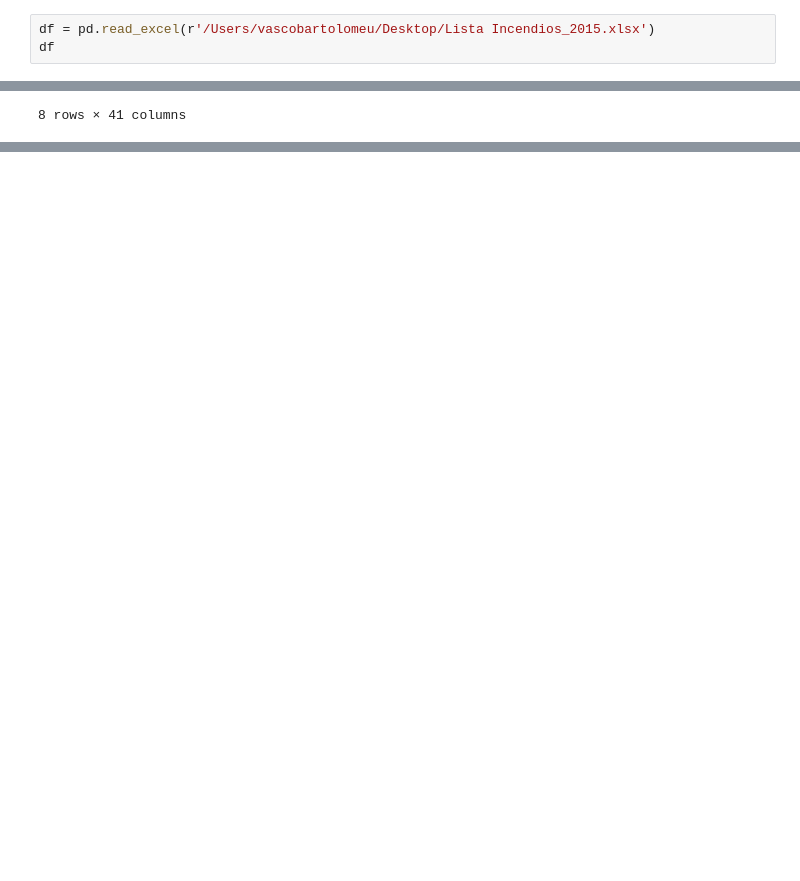
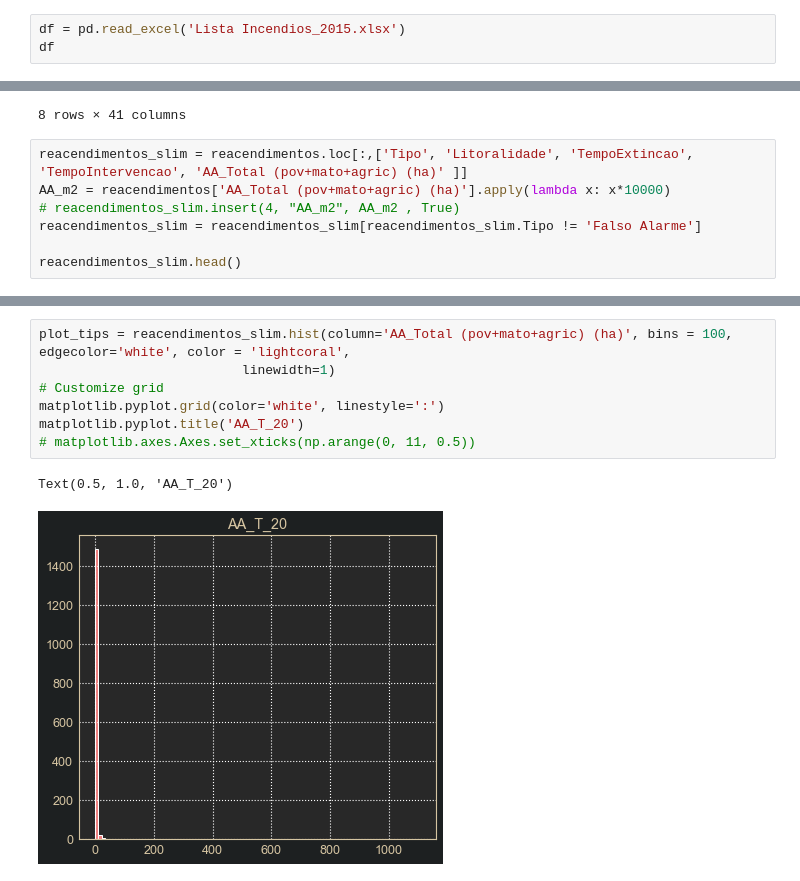
Before and after one commit to VascoBartolo/FCED_project, a Jupyter notebook: FCED_project.ipynb, the cells around one changed output, grey strips where cells are left out. Drawn from its saved outputs; the diff is of its cells as text; blank space fills up the shorter version.

```diff
--- a/FCED_project.ipynb
+++ b/FCED_project.ipynb
@@ -6,5 +10,5 @@ import math
 # %%
-df = pd.read_excel(r'/Users/vascobartolomeu/Desktop/Lista Incendios_2015.xlsx')
+df = pd.read_excel('Lista Incendios_2015.xlsx')
 df
 # %% [output]
 |  | Ano | Codigo SGIF | Codigo_ANPC | Tipo | Distrito | Concelho | Freguesia | Local | INE | x | ... |
@@ -108,3 +112,10 @@ maiores_reac.describe()
 | 75% | 12.250000 | 12.250000 | 12.250000 | 12.250000 | 12.250000 | 12.250000 | 12.250000 | 12.250000 | 12.250000 | 12.250000 | ... |
 | max | 107.000000 | 107.000000 | 107.000000 | 107.000000 | 107.000000 | 107.000000 | 107.000000 | 107.000000 | 107.000000 | 107.000000 | ... |
 8 rows × 41 columns
+# %%
+reacendimentos_slim = reacendimentos.loc[:,['Tipo', 'Litoralidade', 'TempoExtincao', 'TempoIntervencao', 'AA_Total (pov+mato+agric) (ha)' ]]
+AA_m2 = reacendimentos['AA_Total (pov+mato+agric) (ha)'].apply(lambda x: x*10000)
+# reacendimentos_slim.insert(4, "AA_m2", AA_m2 , True)
+reacendimentos_slim = reacendimentos_slim[reacendimentos_slim.Tipo != 'Falso Alarme']
+
+reacendimentos_slim.head()
@@ -110,0 +159,10 @@ maiores_reac.describe()
+# %%
+plot_tips = reacendimentos_slim.hist(column='AA_Total (pov+mato+agric) (ha)', bins = 100, edgecolor='white', color = 'lightcoral',
+                          linewidth=1)
+# Customize grid
+matplotlib.pyplot.grid(color='white', linestyle=':')
+matplotlib.pyplot.title('AA_T_20')
+# matplotlib.axes.Axes.set_xticks(np.arange(0, 11, 0.5))
+# %% [output]
+Text(0.5, 1.0, 'AA_T_20')
+[figure, added]
```
Also changed, not shown: parts of 10 cells of this notebook.
